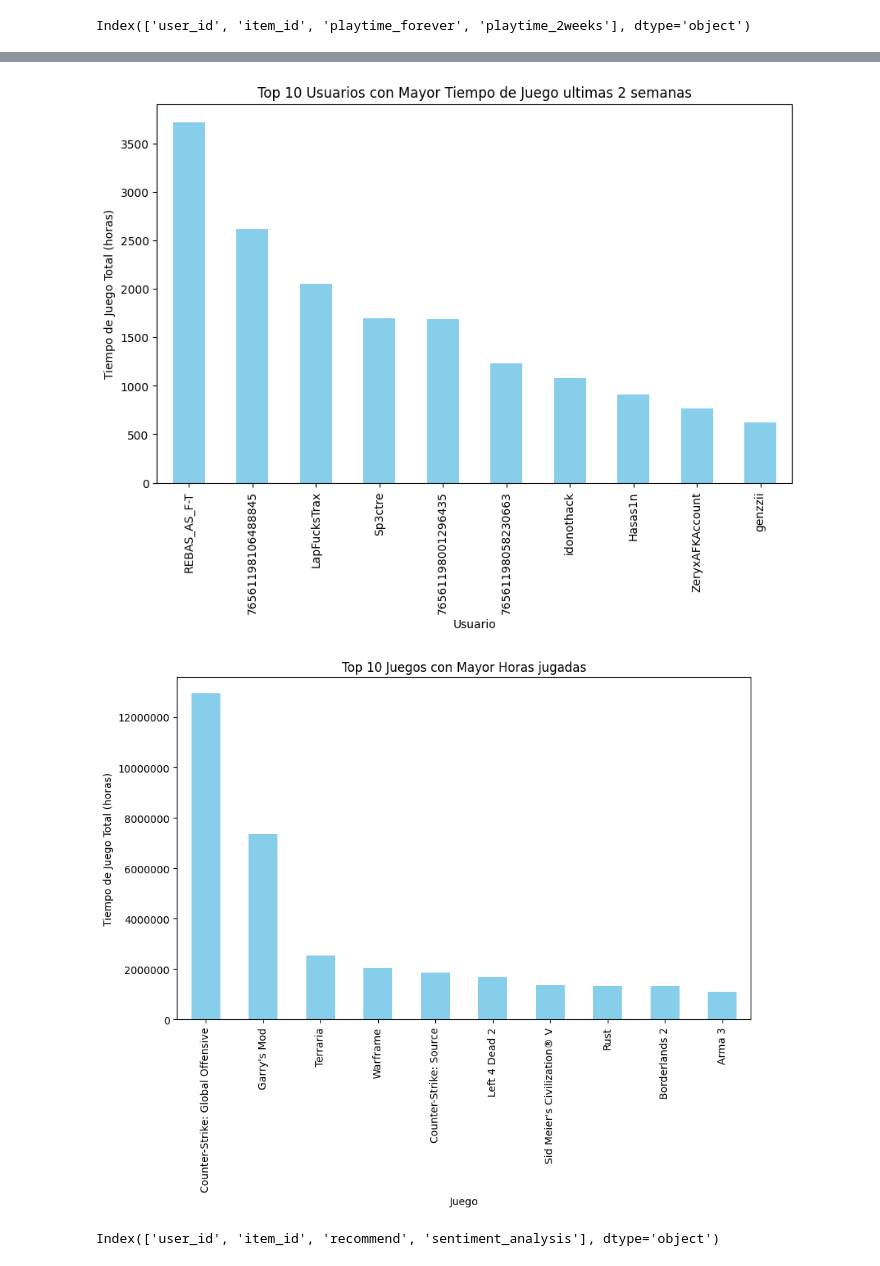
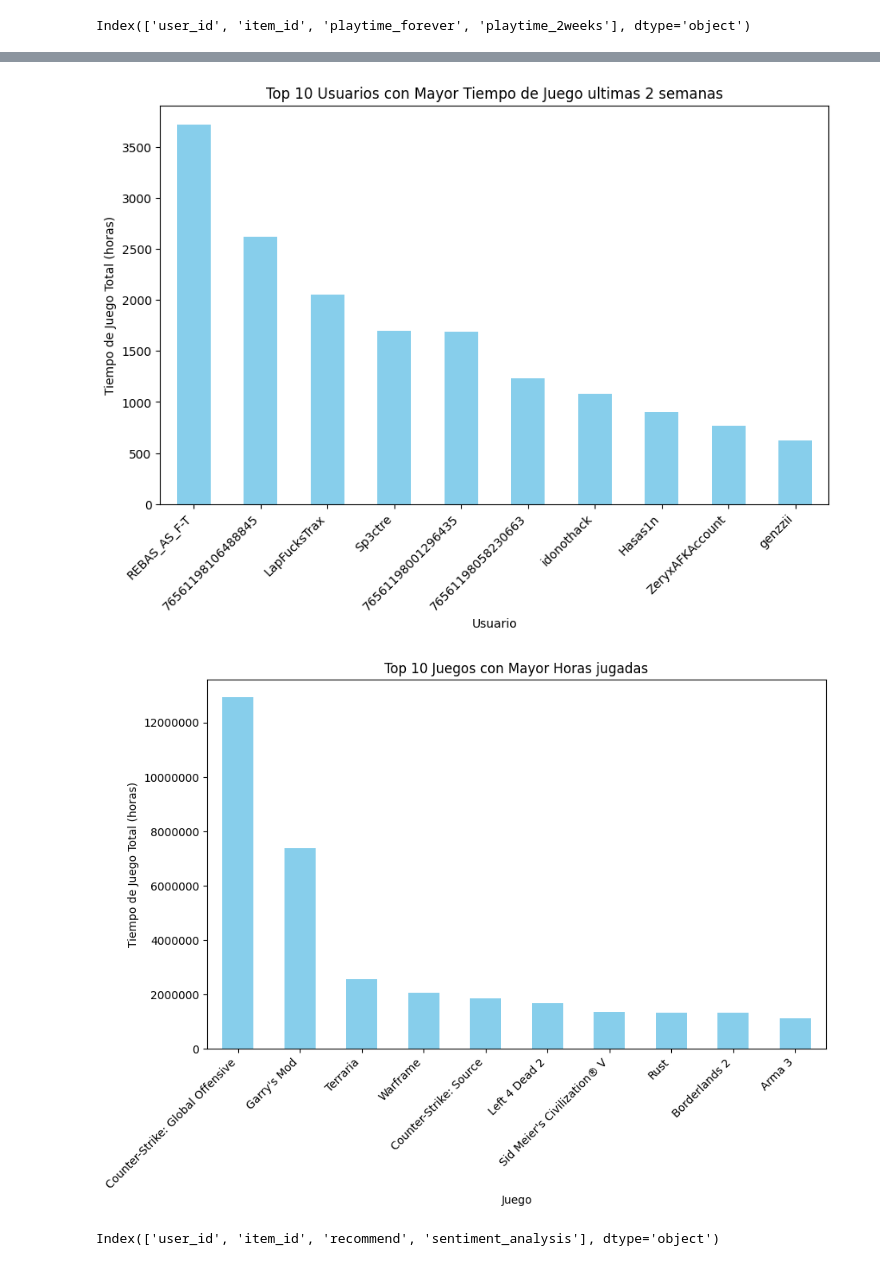
Before and after one commit to MarceloOrtizz/Proyecto_MLOps_Steam, a Jupyter notebook: etl_eda/EDA.ipynb, the cells around one changed output, grey strips where cells are left out. Saved outputs shown, nothing was run; the diff lists cells and outputs as text; code cells hidden in the pictures.

```diff
--- a/etl_eda/EDA.ipynb
+++ b/etl_eda/EDA.ipynb
@@ -345,18 +347,19 @@ plt.show()
 # %%
 weeks2 = users_items.groupby('user_id')['playtime_2weeks'].sum()
 
 # top 10 jugadores ultimas semanas
 top_users = weeks2.sort_values(ascending=False).head(10)
 
 # Crea un gráfico de barras para los 10 usuarios principales
 plt.figure(figsize=(10, 6))
 top_users.plot(kind='bar', color='skyblue')
 plt.title('Top 10 Usuarios con Mayor Tiempo de Juego ultimas 2 semanas')
 plt.xlabel('Usuario')
 plt.ylabel('Tiempo de Juego Total (horas)')
+plt.xticks(rotation=45, ha='right')
 plt.show()
 # %% [output]
-[figure, old version]
+[figure, new version]
 # %%
 df_no_duplicates = steam_games[['id', 'app_name']].drop_duplicates()
 # %%
@@ -374,9 +377,10 @@ plt.title('Top 10 Juegos con Mayor Horas jugadas')
 plt.xlabel('Juego')
 plt.ylabel('Tiempo de Juego Total (horas)')
 plt.ticklabel_format(style='plain', axis='y')
+plt.xticks(rotation=45, ha='right')
 plt.show()
 # %% [output]
-[figure, old version]
+[figure, new version]
 # %%
 user_reviews = pd.read_csv('../data/limpio/user_reviews.csv.gz',compression='gzip')
 # %%
```
Also changed, not shown: parts of 5 cells of this notebook.
